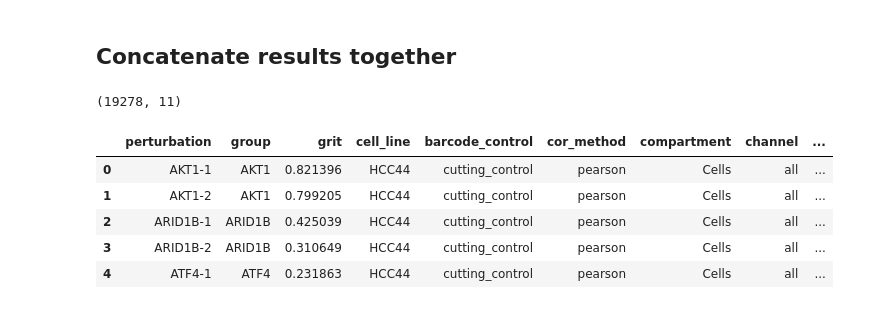
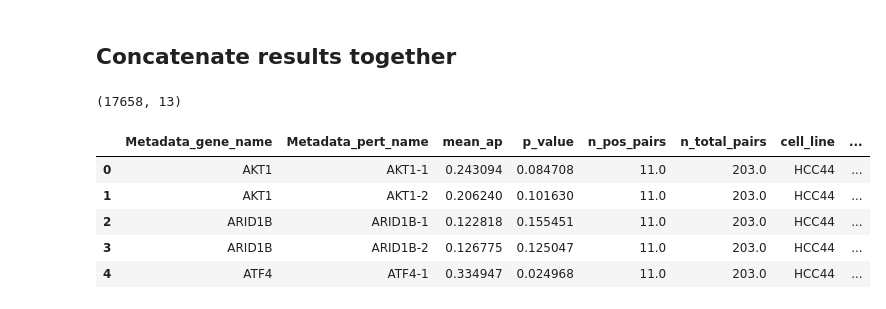
Before and after one commit to alxndrkalinin/grit-benchmark, a Jupyter notebook: 1.calculate-metrics/cell-health/3.calculate-compartment-grit.ipynb, the cells around one changed output. Drawn from its saved outputs; the diff is of its cells as text; code cells hidden in the pictures.

```diff
--- a/1.calculate-metrics/cell-health/3.calculate-compartment-grit.ipynb
+++ b/1.calculate-metrics/cell-health/3.calculate-compartment-grit.ipynb
@@ -17,9 +17,9 @@ from cytominer_eval import evaluate
 compartments = ["Cells", "Cytoplasm", "Nuclei"]
 # %%
 # Load Cell Health data
-data_file = pathlib.Path("data/cell_health_merged_feature_select.csv.gz")
+data_file = pathlib.Path("../../0.download-data/data/cell-health/profiles/cell_health_profiles_merged_wholeplate_normalized_featureselected.tsv.gz")
 
-df = pd.read_csv(data_file, sep=",")
+df = pd.read_csv(data_file, sep="\t")
 
 print(df.shape)
 df.head(2)
@@ -59,6 +59,26 @@ control_barcodes
  'LacZ-2',
  'Chr2-3',
  'Chr2-6']
+# %%
+pair_config = {
+    "pos_sameby": {"all": ["Metadata_pert_name", "Metadata_is_control == 0"], "any": []},
+    "pos_diffby": {"all": [], "any": []},
+    "neg_sameby": {"all": [], "any": []},
+    "neg_diffby": {"all": ["Metadata_is_control"], "any": []},
+}
+
+map_config = {
+    "mean_ap": {
+        "null_size": 10000,
+        "groupby_columns": ["Metadata_pert_name"],
+    },
+    # "mp_value": {
+    #     "control_perts": [1],
+    #     "replicate_id": f"{gene_col}",
+    #     "rescale_pca": True,
+    #     "nb_permutations": 1000,
+    # },
+}
 # %%
 all_features = infer_cp_features(df, compartments=compartments)
 meta_features = infer_cp_features(df, metadata=True)
@@ -231,25 +325,25 @@ grit_channel_results.head()
 # %% [markdown]
 ## Concatenate results together
 # %%
-full_grit_results = pd.concat(
+full_map_results = pd.concat(
     [
-        grit_compartment_results,
-        grit_subcompartment_results,
-        grit_channel_results,
+        map_compartment_results,
+        map_subcompartment_results,
+        map_channel_results,
     ],
     axis="rows",
 ).reset_index(drop=True)
 
-print(full_grit_results.shape)
-full_grit_results.head()
+print(full_map_results.shape)
+full_map_results.head()
 # %% [output]
-(19278, 11)
+(17658, 13)
-|  | perturbation | group | grit | cell_line | barcode_control | cor_method | compartment | channel | ... |
-| 0 | AKT1-1 | AKT1 | 0.821396 | HCC44 | cutting_control | pearson | Cells | all | ... |
-| 1 | AKT1-2 | AKT1 | 0.799205 | HCC44 | cutting_control | pearson | Cells | all | ... |
-| 2 | ARID1B-1 | ARID1B | 0.425039 | HCC44 | cutting_control | pearson | Cells | all | ... |
-| 3 | ARID1B-2 | ARID1B | 0.310649 | HCC44 | cutting_control | pearson | Cells | all | ... |
-| 4 | ATF4-1 | ATF4 | 0.231863 | HCC44 | cutting_control | pearson | Cells | all | ... |
+|  | Metadata_gene_name | Metadata_pert_name | mean_ap | p_value | n_pos_pairs | n_total_pairs | cell_line | ... |
+| 0 | AKT1 | AKT1-1 | 0.243094 | 0.084708 | 11.0 | 203.0 | HCC44 | ... |
+| 1 | AKT1 | AKT1-2 | 0.206240 | 0.101630 | 11.0 | 203.0 | HCC44 | ... |
+| 2 | ARID1B | ARID1B-1 | 0.122818 | 0.155451 | 11.0 | 203.0 | HCC44 | ... |
+| 3 | ARID1B | ARID1B-2 | 0.126775 | 0.125047 | 11.0 | 203.0 | HCC44 | ... |
+| 4 | ATF4 | ATF4-1 | 0.334947 | 0.024968 | 11.0 | 203.0 | HCC44 | ... |
 # %%
 # Output results
 output_dir = "results"
```
Also changed, not shown: parts of 6 cells of this notebook, 39 other files.
